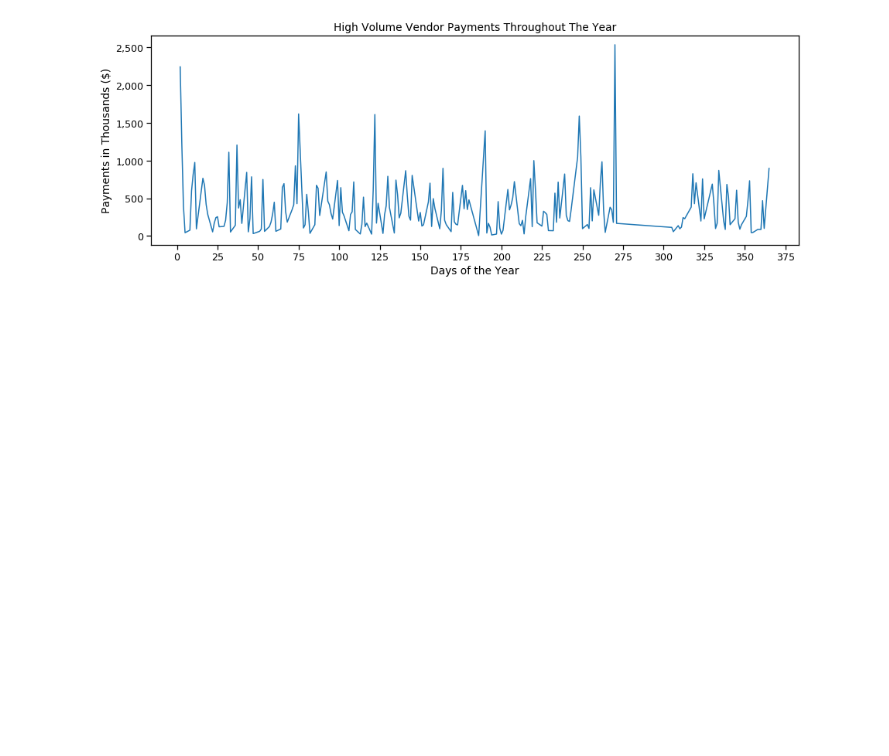
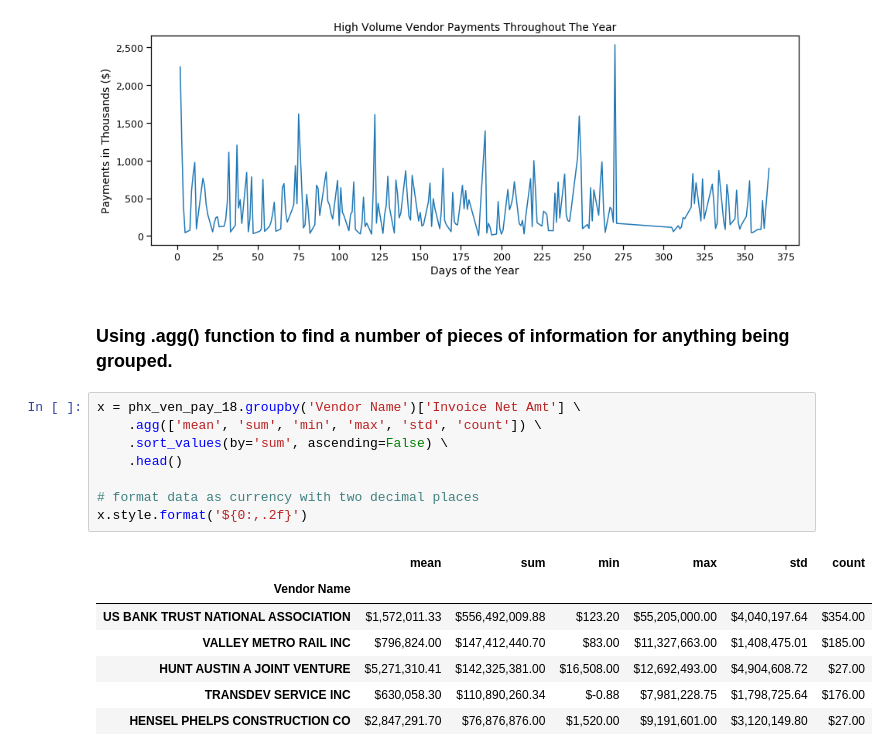
Before and after one commit to mrkjhsn/Vendor-Payments-City-of-Scottsdale, a Jupyter notebook: phx_vendor_payments_EDA.ipynb, the cells around one changed output. Drawn from its saved outputs; the diff is of its cells as text; blank space fills up the shorter version.

```diff
--- a/phx_vendor_payments_EDA.ipynb
+++ b/phx_vendor_payments_EDA.ipynb
@@ -265,3 +265,21 @@ ax.get_yaxis().set_major_formatter(
 ax.xaxis.set_major_locator(matplotlib.ticker.MultipleLocator(25))
 # %% [output]
 [figure]
+# %% [markdown]
+### Using .agg() function to find a number of pieces of information for anything being grouped.
+# %%
+x = phx_ven_pay_18.groupby('Vendor Name')['Invoice Net Amt'] \
+    .agg(['mean', 'sum', 'min', 'max', 'std', 'count']) \
+    .sort_values(by='sum', ascending=False) \
+    .head()
+
+# format data as currency with two decimal places
+x.style.format('${0:,.2f}')
+# %% [output]
+|  | mean | sum | min | max | std | count |
+| Vendor Name |  |  |  |  |  |  |
+| US BANK TRUST NATIONAL ASSOCIATION | $1,572,011.33 | $556,492,009.88 | $123.20 | $55,205,000.00 | $4,040,197.64 | $354.00 |
+| VALLEY METRO RAIL INC | $796,824.00 | $147,412,440.70 | $83.00 | $11,327,663.00 | $1,408,475.01 | $185.00 |
+| HUNT AUSTIN A JOINT VENTURE | $5,271,310.41 | $142,325,381.00 | $16,508.00 | $12,692,493.00 | $4,904,608.72 | $27.00 |
+| TRANSDEV SERVICE INC | $630,058.30 | $110,890,260.34 | $-0.88 | $7,981,228.75 | $1,798,725.64 | $176.00 |
+| HENSEL PHELPS CONSTRUCTION CO | $2,847,291.70 | $76,876,876.00 | $1,520.00 | $9,191,601.00 | $3,120,149.80 | $27.00 |
```
